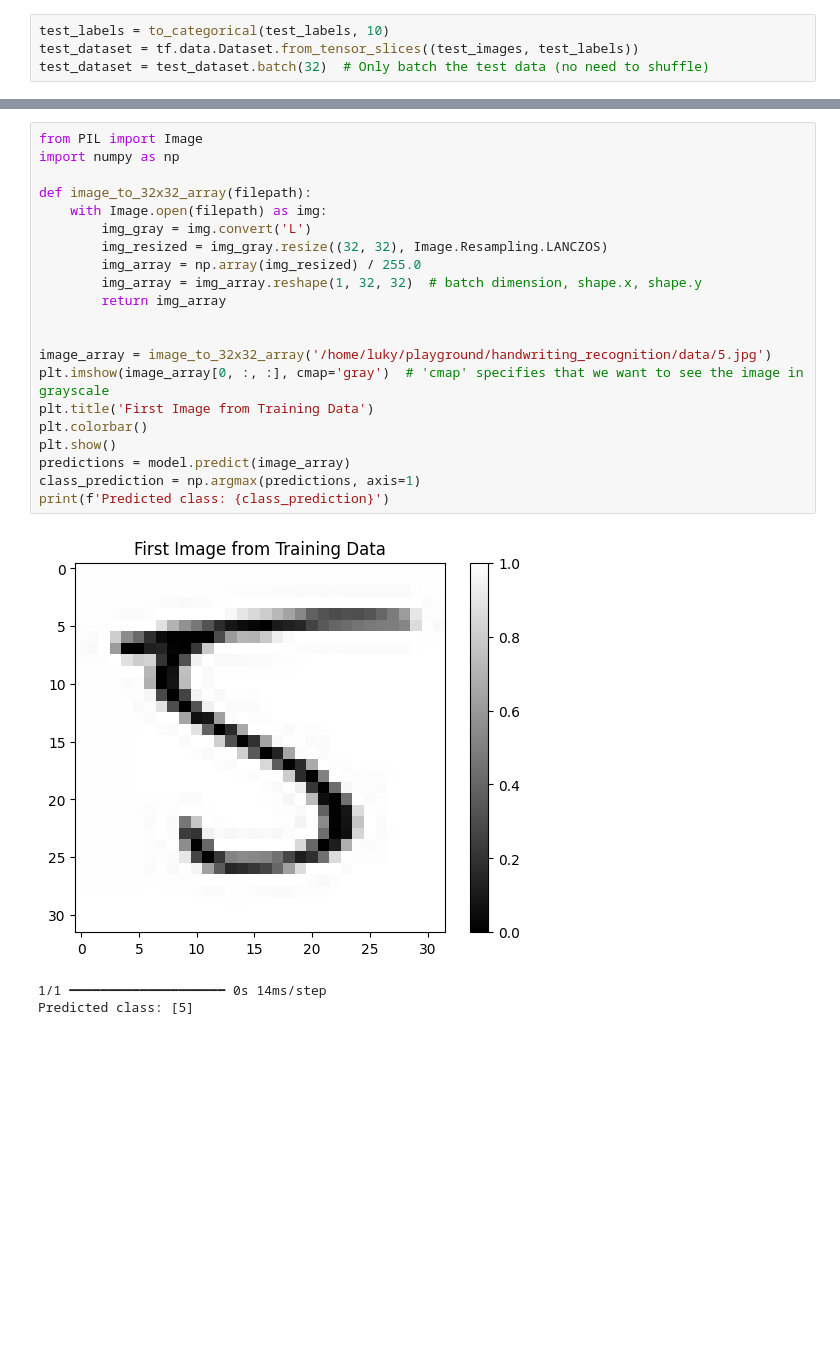
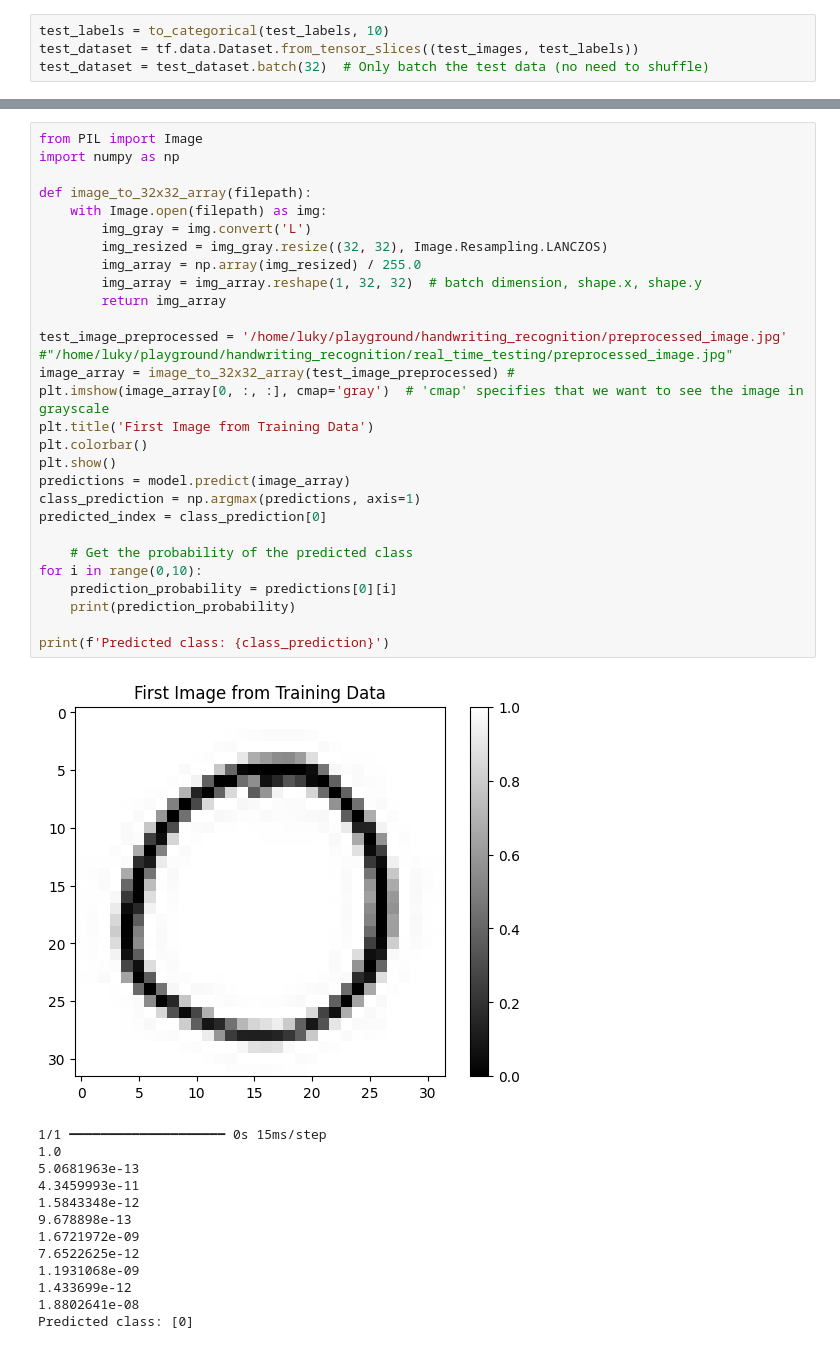
Before and after one commit to Lukas-Kozel/LeNet-5-playground, a Jupyter notebook: testing.ipynb, the cells around one changed output, grey strips where cells are left out. Drawn from its saved outputs; the diff is of its cells as text; blank space fills up the shorter version.

Commit message:
few minor changes in parameters of CNN and also changed preprocessing images for more robust classification

```diff
--- a/testing.ipynb
+++ b/testing.ipynb
@@ -95,25 +95,42 @@ Accuracy: 96.82
 # %%
 from PIL import Image
 import numpy as np
 
 def image_to_32x32_array(filepath):
     with Image.open(filepath) as img:
         img_gray = img.convert('L')
         img_resized = img_gray.resize((32, 32), Image.Resampling.LANCZOS)
         img_array = np.array(img_resized) / 255.0
         img_array = img_array.reshape(1, 32, 32)  # batch dimension, shape.x, shape.y
         return img_array
 
-
-image_array = image_to_32x32_array('/home/luky/playground/handwriting_recognition/data/5.jpg')
+test_image_preprocessed = '/home/luky/playground/handwriting_recognition/preprocessed_image.jpg' #"/home/luky/playground/handwriting_recognition/real_time_testing/preprocessed_image.jpg"
+image_array = image_to_32x32_array(test_image_preprocessed) #
 plt.imshow(image_array[0, :, :], cmap='gray')  # 'cmap' specifies that we want to see the image in grayscale
 plt.title('First Image from Training Data')
 plt.colorbar()
 plt.show()
 predictions = model.predict(image_array)
 class_prediction = np.argmax(predictions, axis=1)
+predicted_index = class_prediction[0]
+
+    # Get the probability of the predicted class
+for i in range(0,10):
+    prediction_probability = predictions[0][i]
+    print(prediction_probability)
+
 print(f'Predicted class: {class_prediction}')
 # %% [output]
-[figure, old version]
+[figure, new version]
-1/1 ━━━━━━━━━━━━━━━━━━━━ 0s 14ms/step
-Predicted class: [5]
+1/1 ━━━━━━━━━━━━━━━━━━━━ 0s 15ms/step
+1.0
+5.0681963e-13
+4.3459993e-11
+1.5843348e-12
+9.678898e-13
+1.6721972e-09
+7.6522625e-12
+1.1931068e-09
+1.433699e-12
+1.8802641e-08
+Predicted class: [0]
```
Also changed, not shown: parts of 3 cells of this notebook, 1 other file.
